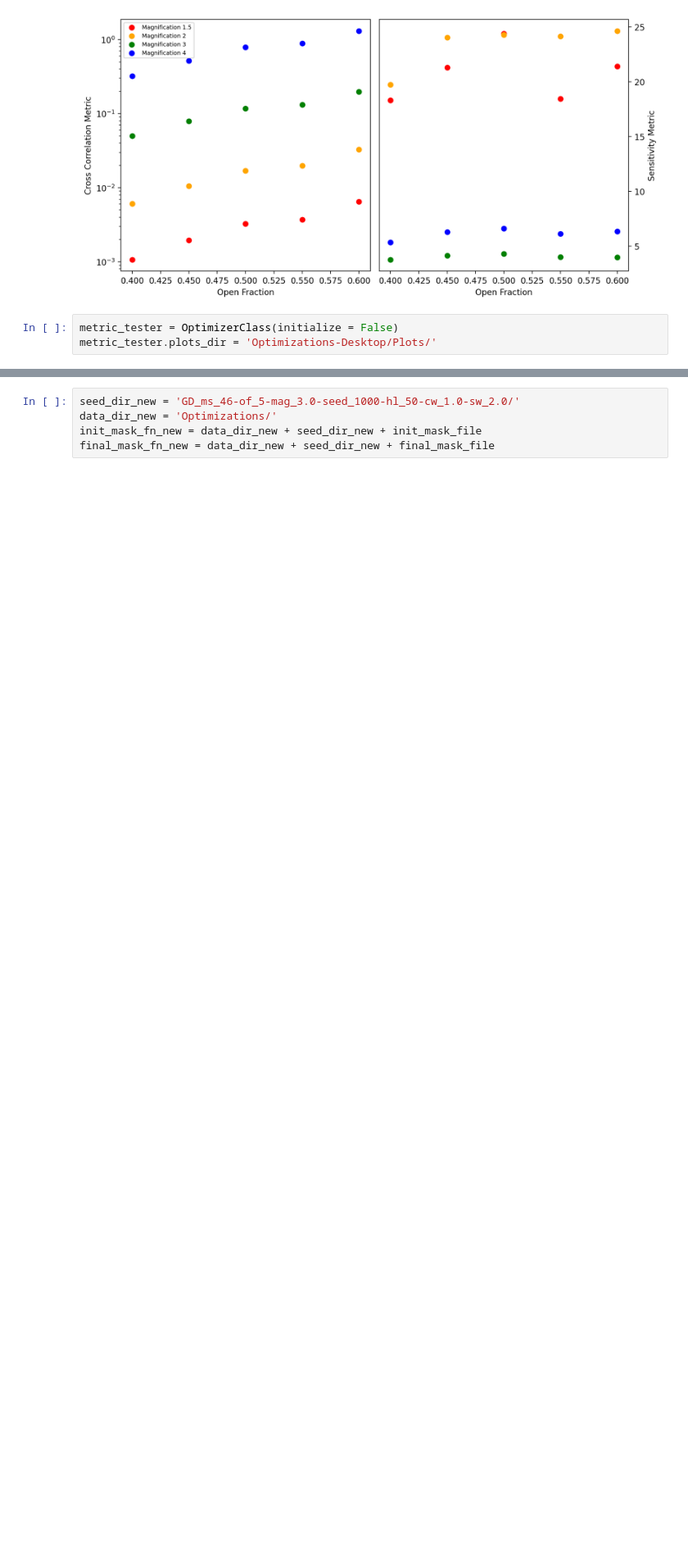
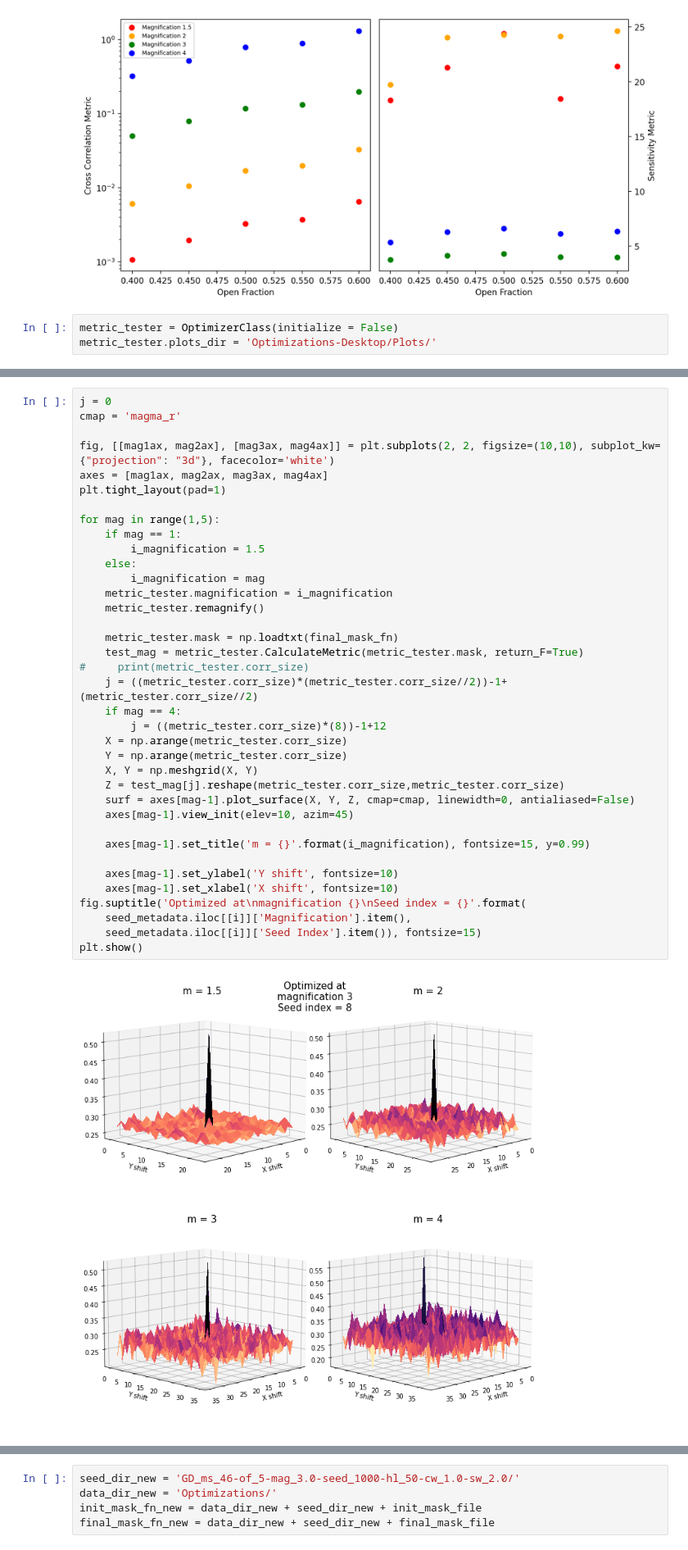
Before and after one commit to cllamb0/CCI2-Coded-Aperture, a Jupyter notebook: Metric-Calculator.ipynb, the cells around one changed output, grey strips where cells are left out. Shown at 82% size. Saved outputs shown, nothing was run; the diff lists cells and outputs as text; blank space fills up the shorter version.

```diff
--- a/Metric-Calculator.ipynb
+++ b/Metric-Calculator.ipynb
@@ -241,0 +260,39 @@ plt.show()
+# %%
+j = 0
+cmap = 'magma_r'
+
+fig, [[mag1ax, mag2ax], [mag3ax, mag4ax]] = plt.subplots(2, 2, figsize=(10,10), subplot_kw={"projection": "3d"}, facecolor='white')
+axes = [mag1ax, mag2ax, mag3ax, mag4ax]
+plt.tight_layout(pad=1)
+
+for mag in range(1,5):
+    if mag == 1:
+        i_magnification = 1.5
+    else:
+        i_magnification = mag
+    metric_tester.magnification = i_magnification
+    metric_tester.remagnify()
+
+    metric_tester.mask = np.loadtxt(final_mask_fn)
+    test_mag = metric_tester.CalculateMetric(metric_tester.mask, return_F=True)
+#     print(metric_tester.corr_size)
+    j = ((metric_tester.corr_size)*(metric_tester.corr_size//2))-1+(metric_tester.corr_size//2)
+    if mag == 4:
+        j = ((metric_tester.corr_size)*(8))-1+12
+    X = np.arange(metric_tester.corr_size)
+    Y = np.arange(metric_tester.corr_size)
+    X, Y = np.meshgrid(X, Y)
+    Z = test_mag[j].reshape(metric_tester.corr_size,metric_tester.corr_size)
+    surf = axes[mag-1].plot_surface(X, Y, Z, cmap=cmap, linewidth=0, antialiased=False)
+    axes[mag-1].view_init(elev=10, azim=45)
+
+    axes[mag-1].set_title('m = {}'.format(i_magnification), fontsize=15, y=0.99)
+
+    axes[mag-1].set_ylabel('Y shift', fontsize=10)
+    axes[mag-1].set_xlabel('X shift', fontsize=10)
+fig.suptitle('Optimized at\nmagnification {}\nSeed index = {}'.format(
+    seed_metadata.iloc[[i]]['Magnification'].item(),
+    seed_metadata.iloc[[i]]['Seed Index'].item()), fontsize=15)
+plt.show()
+# %% [output]
+[figure, added]
```
Also changed, not shown: parts of 6 cells of this notebook, 2 other files.
